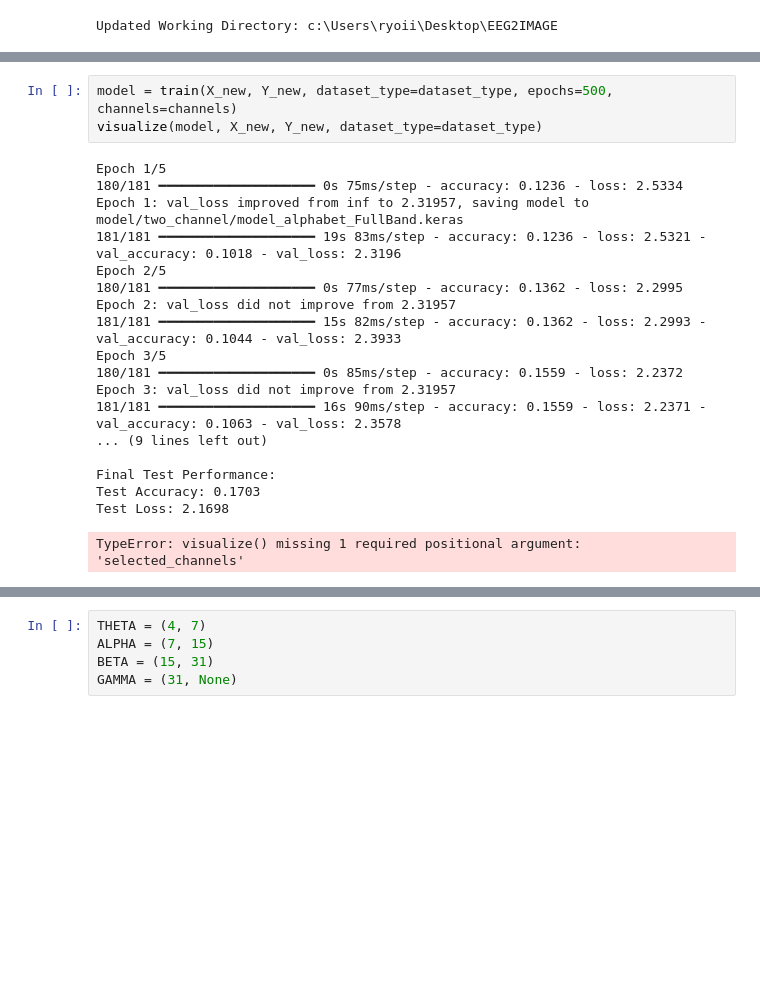
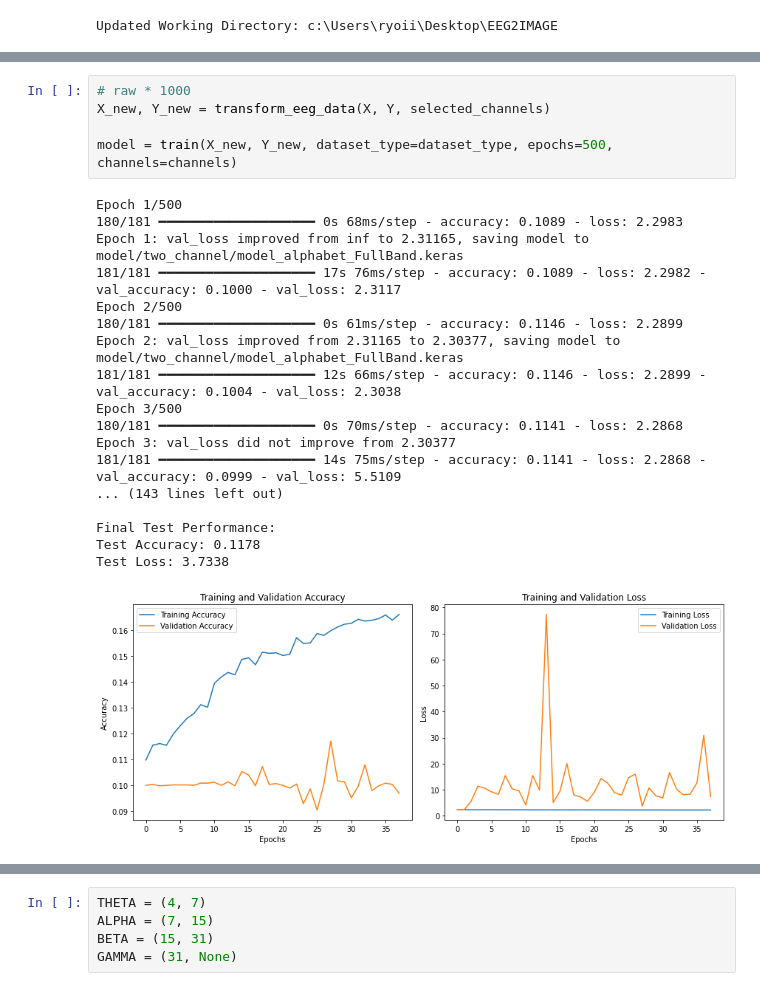
Before and after one commit to basic0908/EEG2IMAGE, a Jupyter notebook: Analysis/__alphabet_classification.ipynb, the cells around one changed output, grey strips where cells are left out. Cells and saved outputs as stored; diff of their text form; blank space fills up the shorter version.

```diff
--- a/Analysis/__alphabet_classification.ipynb
+++ b/Analysis/__alphabet_classification.ipynb
@@ -76,22 +83,24 @@ plot_eeg(X_new)
 # %%
+# raw * 1000
+X_new, Y_new = transform_eeg_data(X, Y, selected_channels)
+
 model = train(X_new, Y_new, dataset_type=dataset_type, epochs=500, channels=channels)
-visualize(model, X_new, Y_new, dataset_type=dataset_type)
 # %% [output]
-Epoch 1/5
-180/181 ━━━━━━━━━━━━━━━━━━━━ 0s 75ms/step - accuracy: 0.1236 - loss: 2.5334
-Epoch 1: val_loss improved from inf to 2.31957, saving model to model/two_channel/model_alphabet_FullBand.keras
-181/181 ━━━━━━━━━━━━━━━━━━━━ 19s 83ms/step - accuracy: 0.1236 - loss: 2.5321 - val_accuracy: 0.1018 - val_loss: 2.3196
-Epoch 2/5
-180/181 ━━━━━━━━━━━━━━━━━━━━ 0s 77ms/step - accuracy: 0.1362 - loss: 2.2995
-Epoch 2: val_loss did not improve from 2.31957
-181/181 ━━━━━━━━━━━━━━━━━━━━ 15s 82ms/step - accuracy: 0.1362 - loss: 2.2993 - val_accuracy: 0.1044 - val_loss: 2.3933
-Epoch 3/5
-180/181 ━━━━━━━━━━━━━━━━━━━━ 0s 85ms/step - accuracy: 0.1559 - loss: 2.2372
-Epoch 3: val_loss did not improve from 2.31957
-181/181 ━━━━━━━━━━━━━━━━━━━━ 16s 90ms/step - accuracy: 0.1559 - loss: 2.2371 - val_accuracy: 0.1063 - val_loss: 2.3578
-... (9 lines left out)
+Epoch 1/500
+180/181 ━━━━━━━━━━━━━━━━━━━━ 0s 68ms/step - accuracy: 0.1089 - loss: 2.2983
+Epoch 1: val_loss improved from inf to 2.31165, saving model to model/two_channel/model_alphabet_FullBand.keras
+181/181 ━━━━━━━━━━━━━━━━━━━━ 17s 76ms/step - accuracy: 0.1089 - loss: 2.2982 - val_accuracy: 0.1000 - val_loss: 2.3117
+Epoch 2/500
+180/181 ━━━━━━━━━━━━━━━━━━━━ 0s 61ms/step - accuracy: 0.1146 - loss: 2.2899
+Epoch 2: val_loss improved from 2.31165 to 2.30377, saving model to model/two_channel/model_alphabet_FullBand.keras
+181/181 ━━━━━━━━━━━━━━━━━━━━ 12s 66ms/step - accuracy: 0.1146 - loss: 2.2899 - val_accuracy: 0.1004 - val_loss: 2.3038
+Epoch 3/500
+180/181 ━━━━━━━━━━━━━━━━━━━━ 0s 70ms/step - accuracy: 0.1141 - loss: 2.2868
+Epoch 3: val_loss did not improve from 2.30377
+181/181 ━━━━━━━━━━━━━━━━━━━━ 14s 75ms/step - accuracy: 0.1141 - loss: 2.2868 - val_accuracy: 0.0999 - val_loss: 5.5109
+... (143 lines left out)
 
 Final Test Performance:
-Test Accuracy: 0.1703
-Test Loss: 2.1698
+Test Accuracy: 0.1178
+Test Loss: 3.7338
-TypeError: visualize() missing 1 required positional argument: 'selected_channels'
+[figure, added]
```
Also changed, not shown: parts of 12 cells of this notebook, 11 other files.
